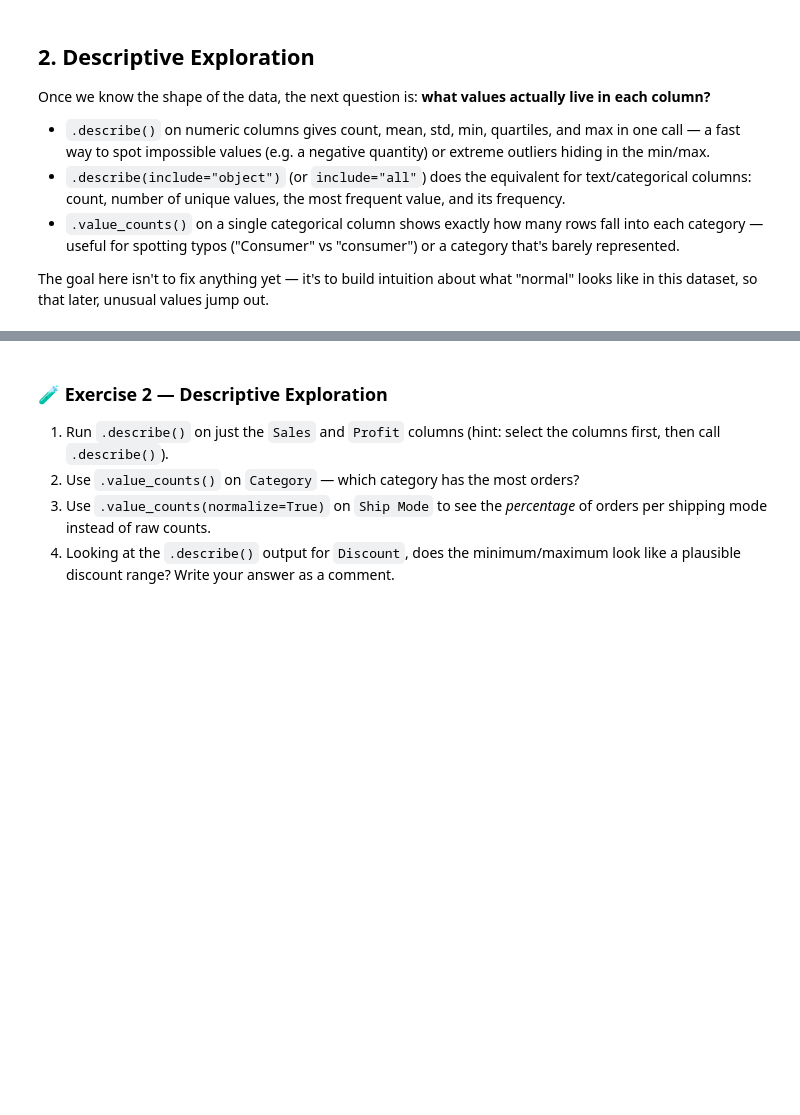
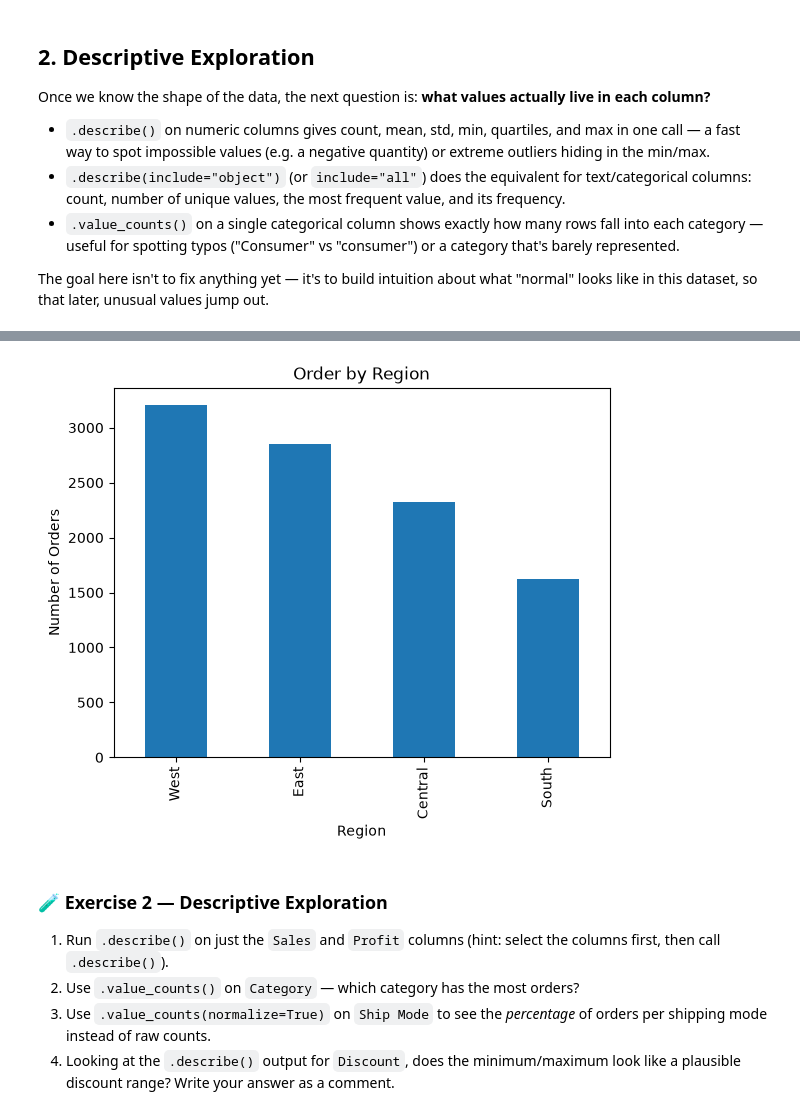
Before and after one commit to wmouhammed2016/data_exploring_cleaning, a Jupyter notebook: exploring_cleaning_data.ipynb, the cells around one changed output, grey strips where cells are left out. Cells and saved outputs as stored; diff of their text form; code cells hidden in the pictures; blank space fills up the shorter version.

```diff
--- a/exploring_cleaning_data.ipynb
+++ b/exploring_cleaning_data.ipynb
@@ -43,0 +82,3 @@ df.shape
+# %%
+df_raw = df.copy()
+df_raw.shape
@@ -43,0 +87,6 @@ df.shape
+# %%
+# In real-life project i'd drop the postal code column but I will leave it as it is to practice
+# detecting the missing data and filling it.
+# this is the cleanest pattern for dropping columns from the DataFrame using .drop() function.
+df_raw = df_raw.drop(columns=["Unnamed: 0", "Row ID"])
+df_raw.info(memory_usage='deep')
@@ -111,3 +281,11 @@ print(df["Ship Mode"].value_counts())
+# %%
+df_raw["Region"].value_counts().plot(kind='bar')
+plt.title("Order by Region")
+plt.xlabel("Region")
+plt.ylabel("Number of Orders")
+plt.show()
+# %% [output]
+[figure, added]
 # %% [markdown]
 ### 🧪 Exercise 2 — Descriptive Exploration
 
```
Also changed, not shown: parts of 30 cells of this notebook.
